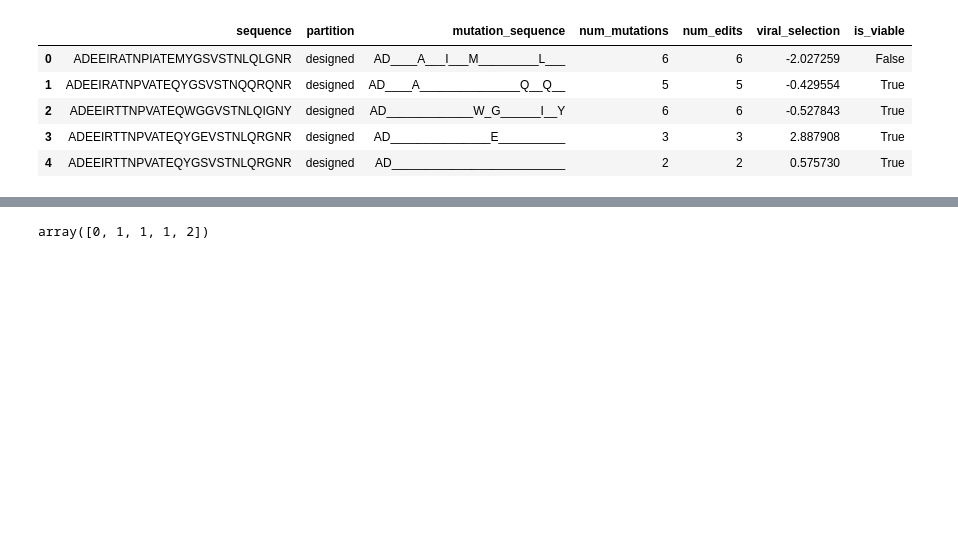
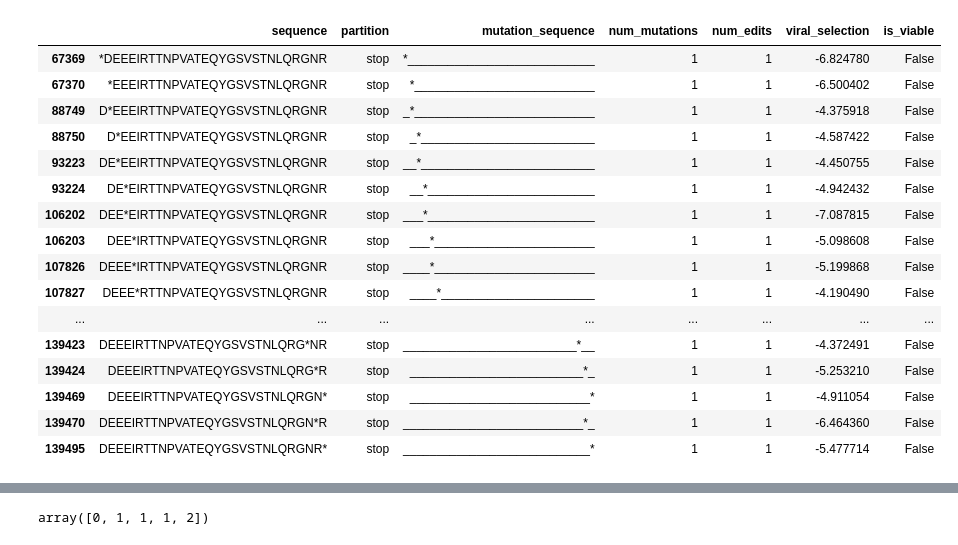
Before and after one commit to wzhang2022/stat195project, a Jupyter notebook: eda.ipynb, the cells around one changed output, grey strips where cells are left out. Saved outputs shown, nothing was run; the diff lists cells and outputs as text; code cells hidden in the pictures; blank space fills up the shorter version.

```diff
--- a/eda.ipynb
+++ b/eda.ipynb
@@ -7,14 +15,25 @@ from lassonet import LassoNetClassifier
 # %%
 df = pd.read_csv("stat_195_project_data.csv")
 # %%
-df.head()
+df[df["partition"] == "stop"]
 # %% [output]
 |  | sequence | partition | mutation_sequence | num_mutations | num_edits | viral_selection | is_viable |
-| 0 | ADEEIRATNPIATEMYGSVSTNLQLGNR | designed | AD____A___I___M_________L___ | 6 | 6 | -2.027259 | False |
-| 1 | ADEEIRATNPVATEQYGSVSTNQQRQNR | designed | AD____A_______________Q__Q__ | 5 | 5 | -0.429554 | True |
-| 2 | ADEEIRTTNPVATEQWGGVSTNLQIGNY | designed | AD_____________W_G______I__Y | 6 | 6 | -0.527843 | True |
-| 3 | ADEEIRTTNPVATEQYGEVSTNLQRGNR | designed | AD_______________E__________ | 3 | 3 | 2.887908 | True |
-| 4 | ADEEIRTTNPVATEQYGSVSTNLQRGNR | designed | AD__________________________ | 2 | 2 | 0.575730 | True |
+| 67369 | *DEEEIRTTNPVATEQYGSVSTNLQRGNR | stop | *____________________________ | 1 | 1 | -6.824780 | False |
+| 67370 | *EEEIRTTNPVATEQYGSVSTNLQRGNR | stop | *___________________________ | 1 | 1 | -6.500402 | False |
+| 88749 | D*EEEIRTTNPVATEQYGSVSTNLQRGNR | stop | _*___________________________ | 1 | 1 | -4.375918 | False |
+| 88750 | D*EEIRTTNPVATEQYGSVSTNLQRGNR | stop | _*__________________________ | 1 | 1 | -4.587422 | False |
+| 93223 | DE*EEIRTTNPVATEQYGSVSTNLQRGNR | stop | __*__________________________ | 1 | 1 | -4.450755 | False |
+| 93224 | DE*EIRTTNPVATEQYGSVSTNLQRGNR | stop | __*_________________________ | 1 | 1 | -4.942432 | False |
+| 106202 | DEE*EIRTTNPVATEQYGSVSTNLQRGNR | stop | ___*_________________________ | 1 | 1 | -7.087815 | False |
+| 106203 | DEE*IRTTNPVATEQYGSVSTNLQRGNR | stop | ___*________________________ | 1 | 1 | -5.098608 | False |
+| 107826 | DEEE*IRTTNPVATEQYGSVSTNLQRGNR | stop | ____*________________________ | 1 | 1 | -5.199868 | False |
+| 107827 | DEEE*RTTNPVATEQYGSVSTNLQRGNR | stop | ____*_______________________ | 1 | 1 | -4.190490 | False |
+| ... | ... | ... | ... | ... | ... | ... | ... |
+| 139423 | DEEEIRTTNPVATEQYGSVSTNLQRG*NR | stop | __________________________*__ | 1 | 1 | -4.372491 | False |
+| 139424 | DEEEIRTTNPVATEQYGSVSTNLQRG*R | stop | __________________________*_ | 1 | 1 | -5.253210 | False |
+| 139469 | DEEEIRTTNPVATEQYGSVSTNLQRGN* | stop | ___________________________* | 1 | 1 | -4.911054 | False |
+| 139470 | DEEEIRTTNPVATEQYGSVSTNLQRGN*R | stop | ___________________________*_ | 1 | 1 | -6.464360 | False |
+| 139495 | DEEEIRTTNPVATEQYGSVSTNLQRGNR* | stop | ____________________________* | 1 | 1 | -5.477714 | False |
 # %%
 sorted(df["partition"].unique())
 # %% [output]
```
Also changed, not shown: parts of 14 cells of this notebook, 3 other files.
